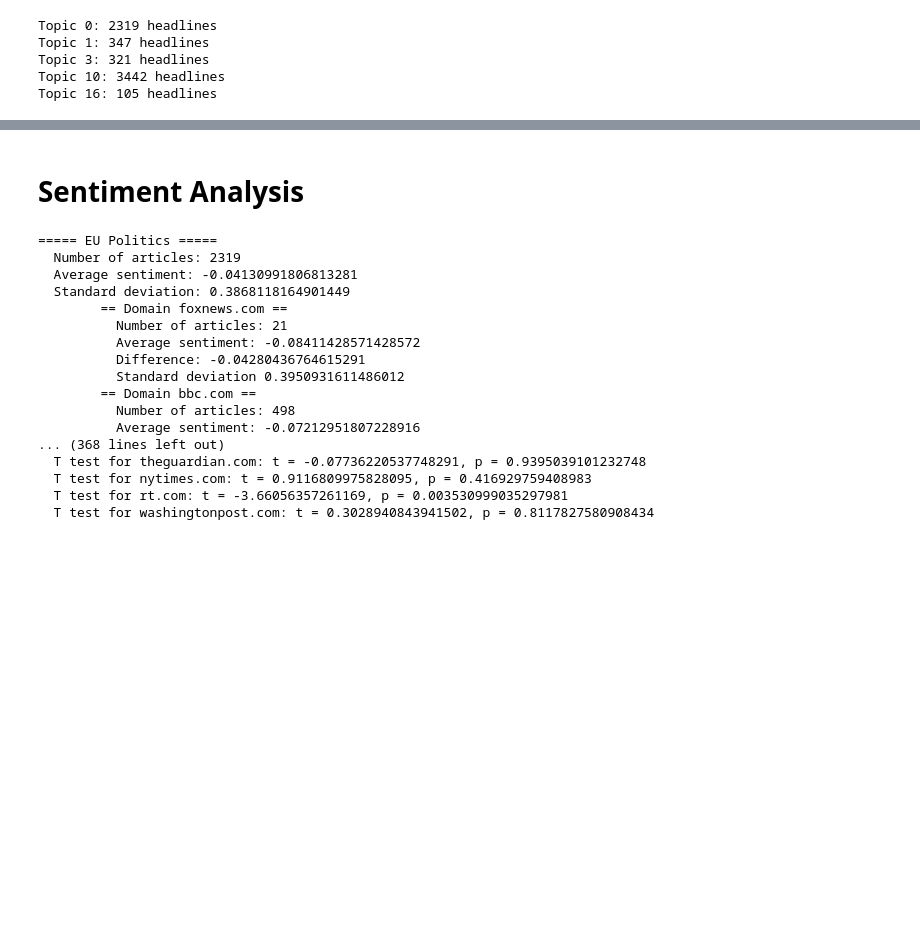
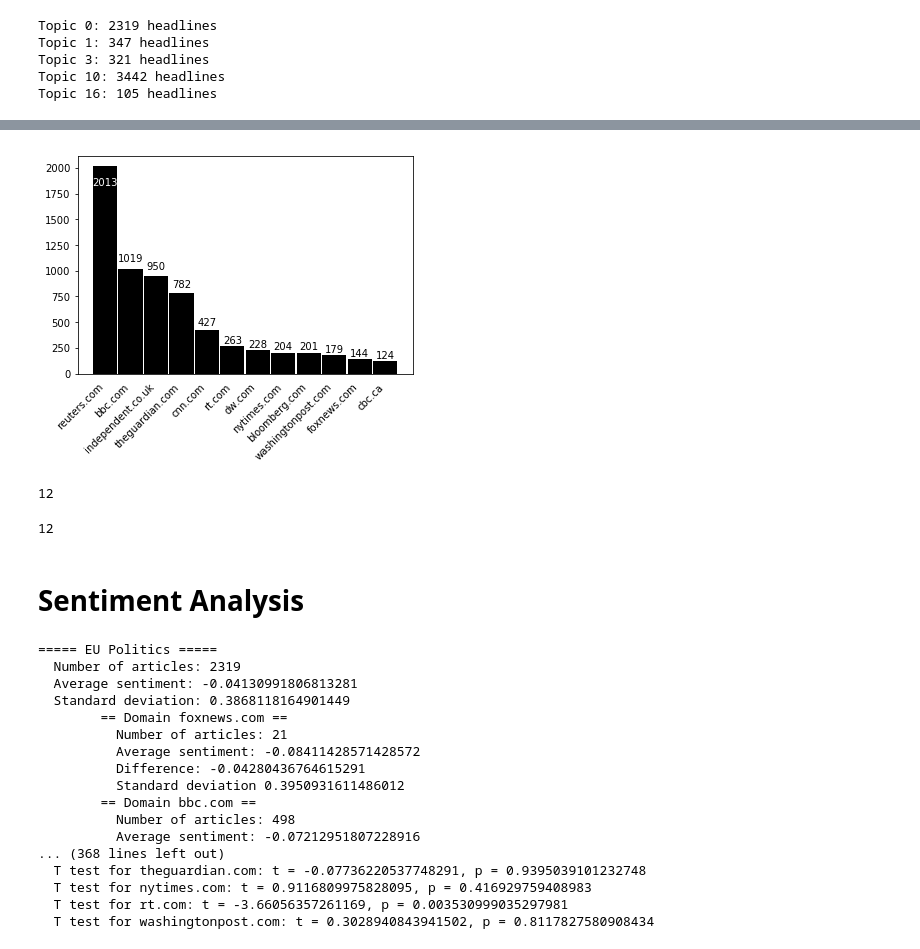
Before and after one commit to Constantin1225561/CCMLWI-NewspaperBias, a Jupyter notebook: Topic Detection.ipynb, the cells around one changed output, grey strips where cells are left out. Saved outputs shown, nothing was run; the diff lists cells and outputs as text; code cells hidden in the pictures; blank space fills up the shorter version.

```diff
--- a/Topic Detection.ipynb
+++ b/Topic Detection.ipynb
@@ -173,3 +210,27 @@ plt.show()
+# %%
+headlines = selected_headlines.ix[topic_idxs_flat]
+domains = headlines['Domain'].as_matrix()
+un, c = np.unique(domains, return_counts=True)
+sort = np.flip(np.argsort(c),axis=0)
+c_sorted = c[sort]
+un_sorted = un[sort]
+
+fig, ax = plt.subplots()
+plt.tick_params(axis='x',bottom='off',labelbottom='off')
+rects = ax.bar(range(len(un)),c_sorted,facecolor='black', width=0.95)
+autocount(rects)
+autolabel(rects, un_sorted)
+plt.show()
+# %% [output]
+[figure, added]
+# %%
+len(c_sorted)
+# %% [output]
+12
+# %%
+len(range(len(un)))
+# %% [output]
+12
 # %% [markdown]
 # Sentiment Analysis
 # %%
```
Also changed, not shown: parts of 6 cells of this notebook, 9 other files.
